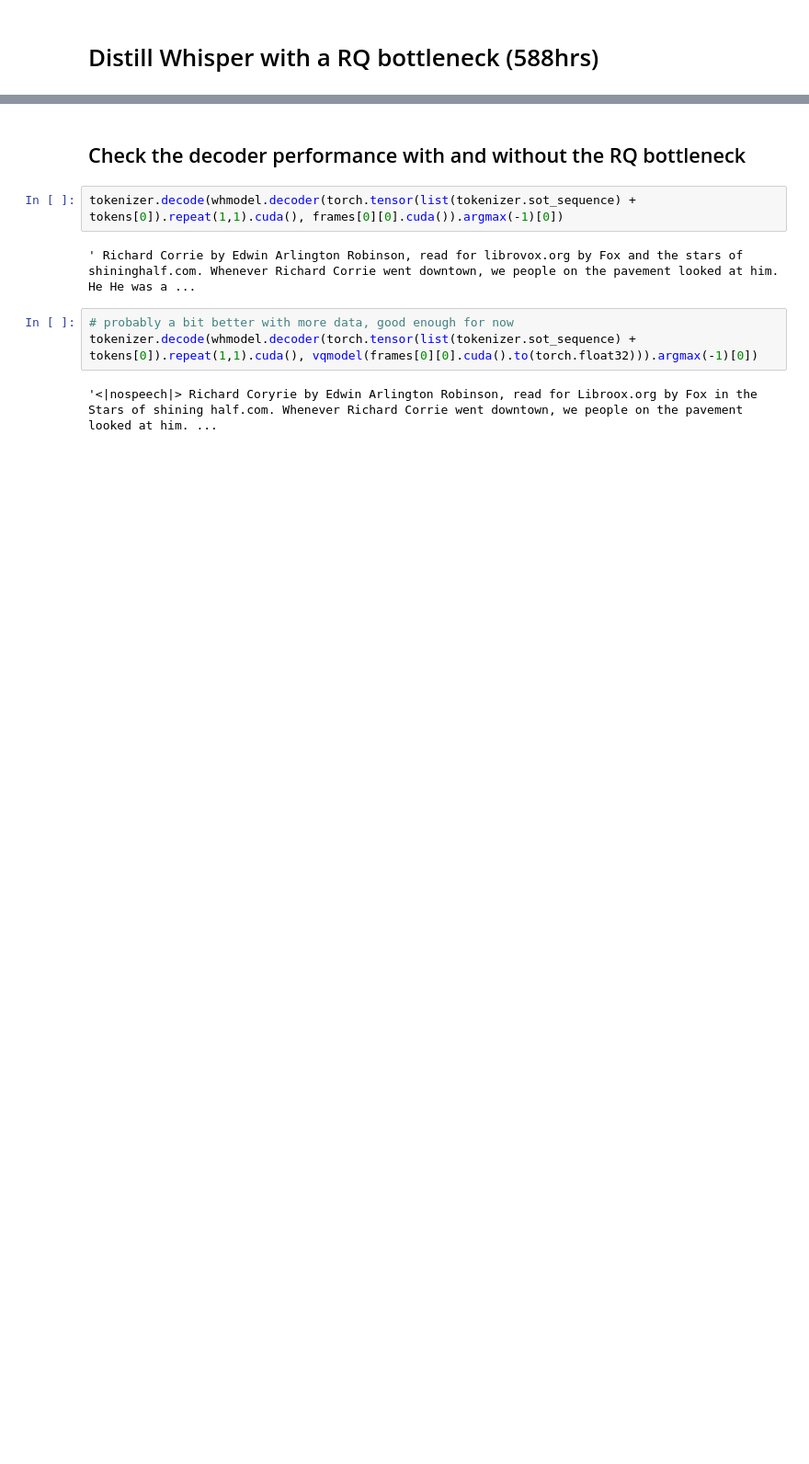
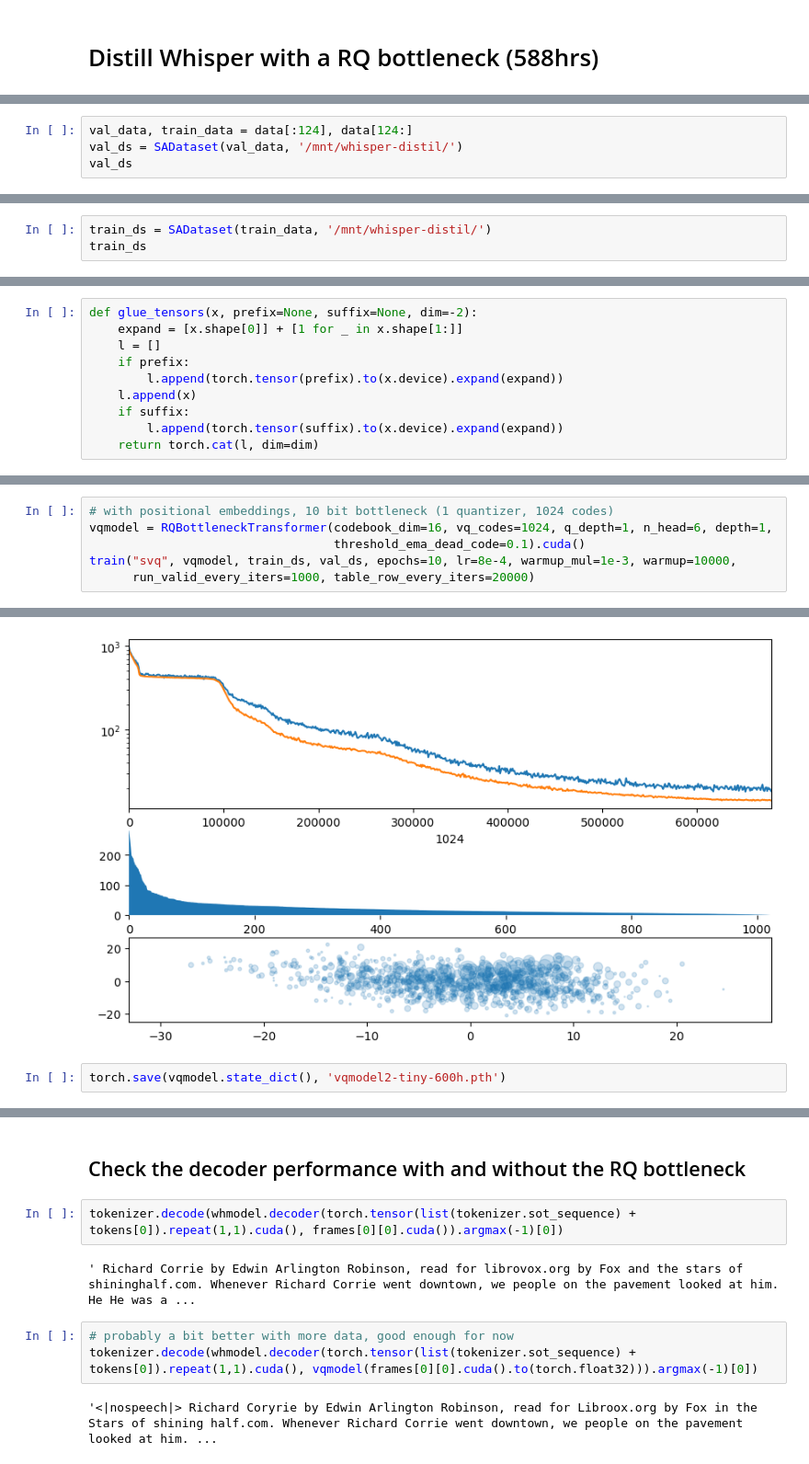
Before and after one commit to collabora/WhisperSpeech, a Jupyter notebook: nbs/2F. Residual (RQ) semantic token extraction model.ipynb, the cells around one changed output, grey strips where cells are left out. Shown at 92% size. Saved outputs shown, nothing was run; the diff lists cells and outputs as text; blank space fills up the shorter version.

```diff
--- a/nbs/2F. Residual (RQ) semantic token extraction model.ipynb
+++ b/nbs/2F. Residual (RQ) semantic token extraction model.ipynb
@@ -55,0 +91,4 @@ array([    0,     3,    38, ..., 70529, 70548, 70560])
+# %%
+val_data, train_data = data[:124], data[124:]
+val_ds = SADataset(val_data, '/mnt/whisper-distil/')
+val_ds
@@ -55,0 +97,3 @@ array([    0,     3,    38, ..., 70529, 70548, 70560])
+# %%
+train_ds = SADataset(train_data, '/mnt/whisper-distil/')
+train_ds
@@ -252,0 +354,10 @@ def train(vqmodel, xs, ys, split=0.01, Loss=nn.L1Loss(), lr=1e-4, weight_decay=0
+# %%
+def glue_tensors(x, prefix=None, suffix=None, dim=-2):
+    expand = [x.shape[0]] + [1 for _ in x.shape[1:]]
+    l = []
+    if prefix:
+        l.append(torch.tensor(prefix).to(x.device).expand(expand))
+    l.append(x)
+    if suffix:
+        l.append(torch.tensor(suffix).to(x.device).expand(expand))
+    return torch.cat(l, dim=dim)
@@ -252,0 +438,7 @@ def train(vqmodel, xs, ys, split=0.01, Loss=nn.L1Loss(), lr=1e-4, weight_decay=0
+# %%
+# with positional embeddings, 10 bit bottleneck (1 quantizer, 1024 codes)
+vqmodel = RQBottleneckTransformer(codebook_dim=16, vq_codes=1024, q_depth=1, n_head=6, depth=1,
+                                  threshold_ema_dead_code=0.1).cuda()
+train("svq", vqmodel, train_ds, val_ds, epochs=10, lr=8e-4, warmup_mul=1e-3, warmup=10000,
+      run_valid_every_iters=1000, table_row_every_iters=20000)
+# %% [output]
@@ -253 +463,4 @@ def train(vqmodel, xs, ys, split=0.01, Loss=nn.L1Loss(), lr=1e-4, weight_decay=0
+[figure, added]
+# %%
+torch.save(vqmodel.state_dict(), 'vqmodel2-tiny-600h.pth')
 # %%
```
Also changed, not shown: parts of 52 cells of this notebook, 2 other files.
